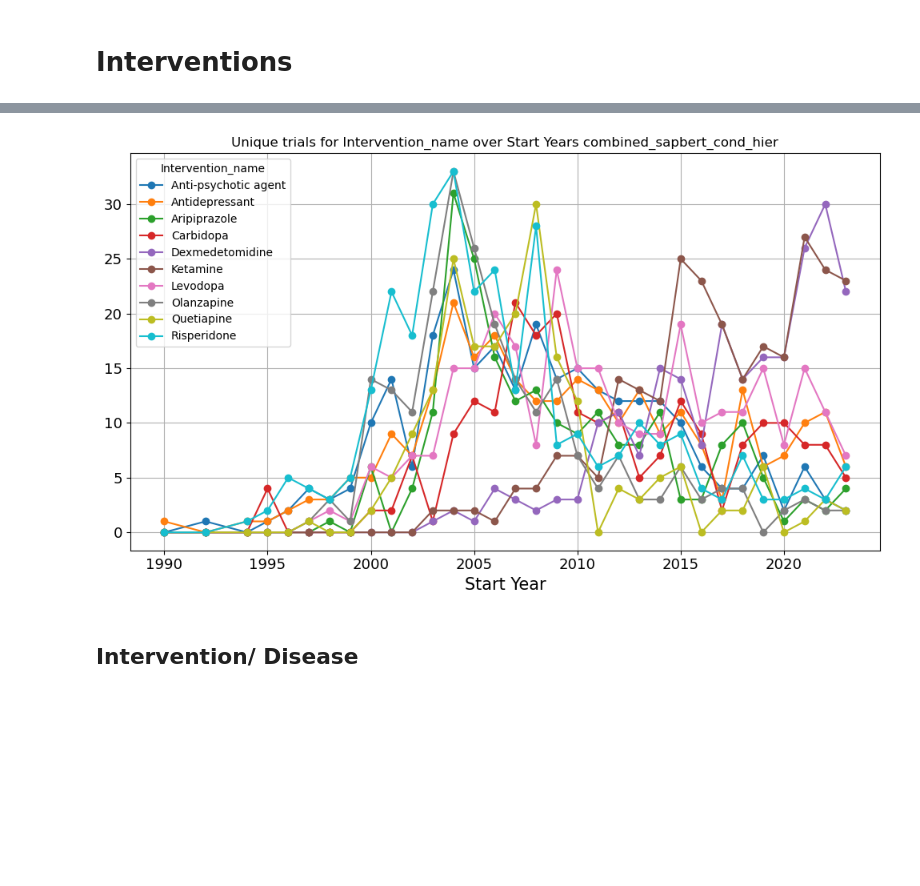
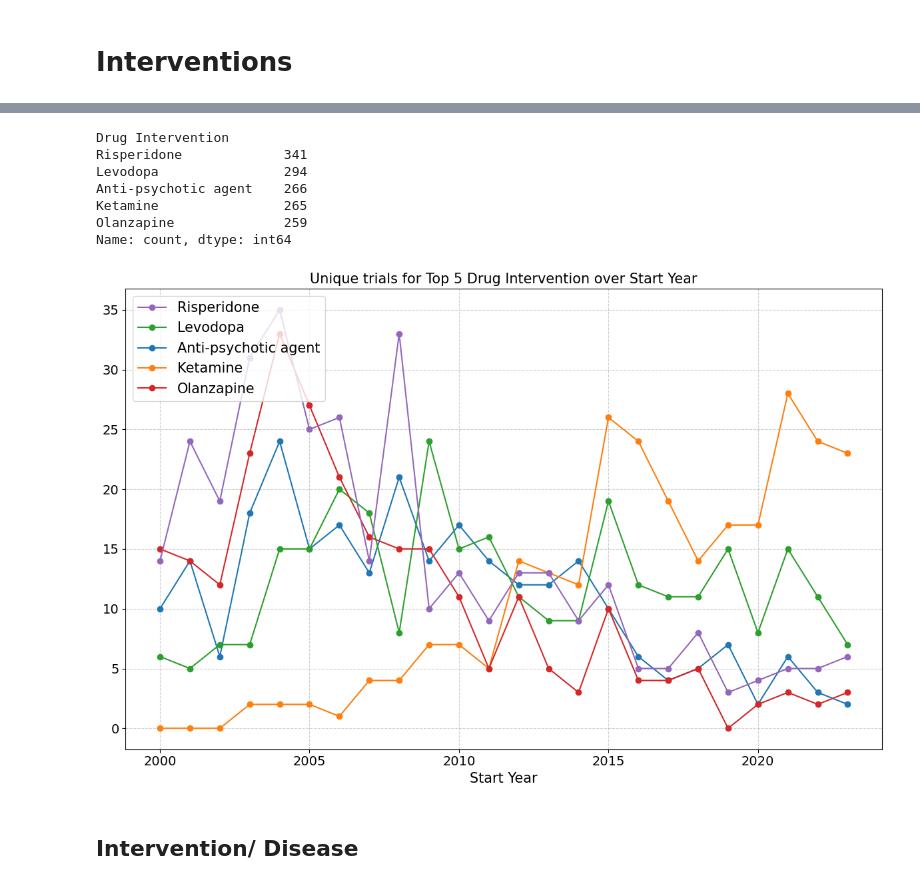
Before and after one commit to Ineichen-Group/NeuroTrialAnalysis, a Jupyter notebook: 03-AACT-condition-intervention.ipynb, the cells around one changed output, grey strips where cells are left out. Drawn from its saved outputs; the diff is of its cells as text; code cells hidden in the pictures; blank space fills up the shorter version.

```diff
--- a/03-AACT-condition-intervention.ipynb
+++ b/03-AACT-condition-intervention.ipynb
@@ -180,8 +214,8 @@ def remove_suffixes(text):
     return text
 
 # Apply the function to the relevant columns
-reference_data['intervention_name'] = reference_data['intervention_name'].apply(remove_suffixes)
-reference_data['Neurological Disease'] = reference_data['Neurological Disease'].apply(remove_suffixes)
+reference_data[drug_col_name] = reference_data[drug_col_name].apply(remove_suffixes)
+reference_data[condition_col_name] = reference_data[condition_col_name].apply(remove_suffixes)
 # %%
 reference_data.shape
 # %% [output]
@@ -497,7 +585,7 @@ plot_phase_distribution(aact_diseases, 'Neurological Disease', "disease", 'phase
 # %% [markdown]
 ## Disease/ Time
 # %%
-def plot_distribution_over_time(data, entity_column, entity_type, year_column, nct_id_column, annotations_type, viz_path, top_n=10):
+def plot_distribution_over_time(data, entity_column, entity_type, year_column, nct_id_column, annotations_type, viz_path, top_n=10, save_to='pdf'):
     """
     Generates a line chart showing the distribution of top entities (e.g., diseases) over start years
     and saves it to a specified path.
@@ -524,22 +612,31 @@ def plot_distribution_over_time(data, entity_column, entity_type, year_column, n
     # Step 4: Group by start year and entity, count occurrences, and unstack to pivot entities as columns
     grouped = data_top_entities.groupby([year_column, entity_column]).size().unstack(fill_value=0)
 
+    print(entity_counts)
+
     # Step 5: Plot the line chart
-    grouped.plot(kind='line', marker='o', figsize=(10, 6))
+    ax = grouped.plot(kind='line', marker='o', figsize=(12, 8))
 
     # Set the title and labels
-    plt.title(f'Unique trials for {entity_column.capitalize()} over Start Years {annotations_type}')
+    plt.title(f'Unique trials for Top {top_n} {entity_column} over Start Year',fontsize=15)
     plt.xlabel('Start Year', fontsize=15)
     #plt.ylabel('Trials Count', fontsize=15)
 
+        # Sorting the legend handles
+    handles, labels = ax.get_legend_handles_labels()
+    sorted_handles_labels = sorted(zip(handles, labels), key=lambda x: entity_counts[x[1]], reverse=True)
+    sorted_handles, sorted_labels = zip(*sorted_handles_labels)
+    plt.legend(sorted_handles, sorted_labels, fontsize=15, loc='upper left')
+
+
     # Adjusting the tick size
-    plt.xticks(fontsize=13)
-    plt.yticks(fontsize=13)
+    plt.xticks(fontsize=14)
+    plt.yticks(fontsize=14)
 
     # Show the plot
-    plt.legend(title=entity_column.capitalize())
+    #plt.legend(fontsize=15, loc='upper left')
     plt.grid(linestyle='--', alpha=0.6, zorder=1)
     plt.tight_layout()
 
-    plt.savefig(viz_path / f"{entity_type}_over_time_{annotations_type}.png")
+    plt.savefig(viz_path / f"{entity_type}_over_time_{annotations_type}_top_{top_n}.{save_to}")
     plt.show()
@@ -575,7 +1360,7 @@ import textwrap
 # %%
 viz_path_interventions = Path("viz/interventions/")
 # %%
-aact_disease_intervention = reference_data[['nct_id', 'Neurological Disease', 'Disease Class', 'intervention_name', 'intervention_type', 'phase', 'overall_status', 'start_year']]
+aact_disease_intervention = reference_data[['nct_id', condition_col_name, 'Disease Class', drug_col_name, 'intervention_type', 'phase', 'overall_status', 'start_year']]
 # %%
 #filtered_df = aact_disease_intervention[(aact_disease_intervention['intervention_type'] == 'Drug') | (aact_disease_intervention['intervention_type'] == 'Biological')]
 #filtered_df = aact_disease_intervention[(aact_disease_intervention['intervention_name'] != 'Saline') & (aact_disease_intervention['intervention_type'] != 'Normal saline')]
@@ -589,6 +1372,6 @@ Flushing oldest 200 entries.
 # %%
-aact_disease_intervention.dropna(subset=['intervention_name'], inplace=True)
-aact_disease_intervention.drop(aact_disease_intervention[aact_disease_intervention['intervention_name'] == ''].index, inplace=True)
+aact_disease_intervention.dropna(subset=[drug_col_name], inplace=True)
+aact_disease_intervention.drop(aact_disease_intervention[aact_disease_intervention[drug_col_name] == ''].index, inplace=True)
 # %% [output]
 A value is trying to be set on a copy of a slice from a DataFrame
 
@@ -649,7 +1506,14 @@ plot_phase_distribution(aact_disease_intervention, 'intervention_name', 'interve
 # %%
-plot_distribution_over_time(aact_disease_intervention,'intervention_name', 'interventions', 'start_year', 'nct_id', annotations_type, viz_path_interventions, top_n=10)
+plot_distribution_over_time(aact_disease_intervention, drug_col_name, 'interventions', 'start_year', 'nct_id', annotations_type, viz_path_interventions, top_n=5)
 # %% [output]
+Drug Intervention
+Risperidone             341
+Levodopa                294
+Anti-psychotic agent    266
+Ketamine                265
+Olanzapine              259
+Name: count, dtype: int64
-[figure, old version]
+[figure, new version]
 # %% [markdown]
 ## Intervention/ Disease
 # %%
```
Also changed, not shown: parts of 99 cells of this notebook.
